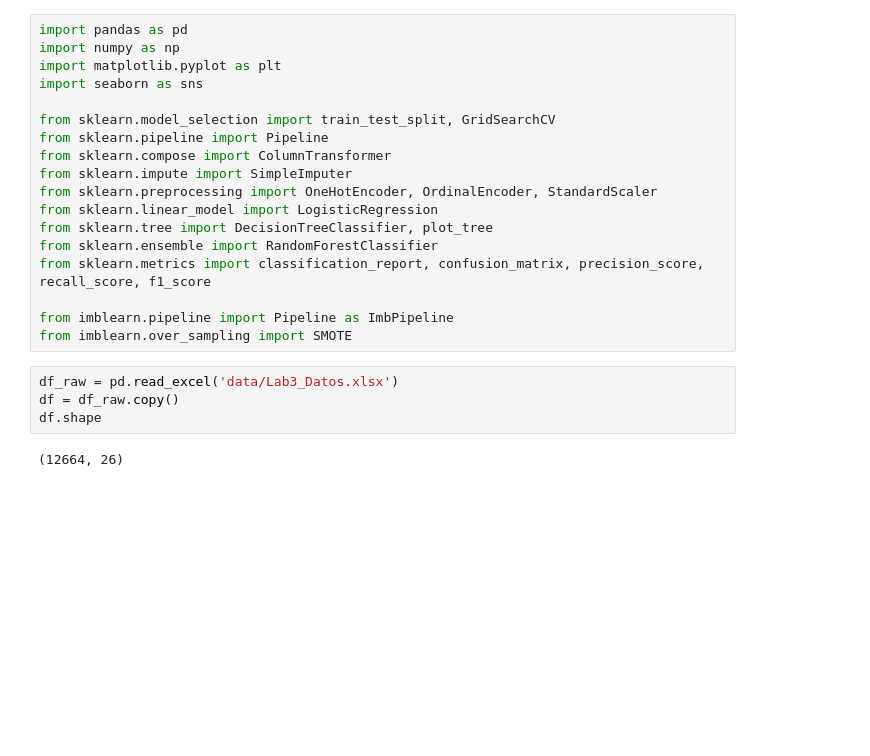
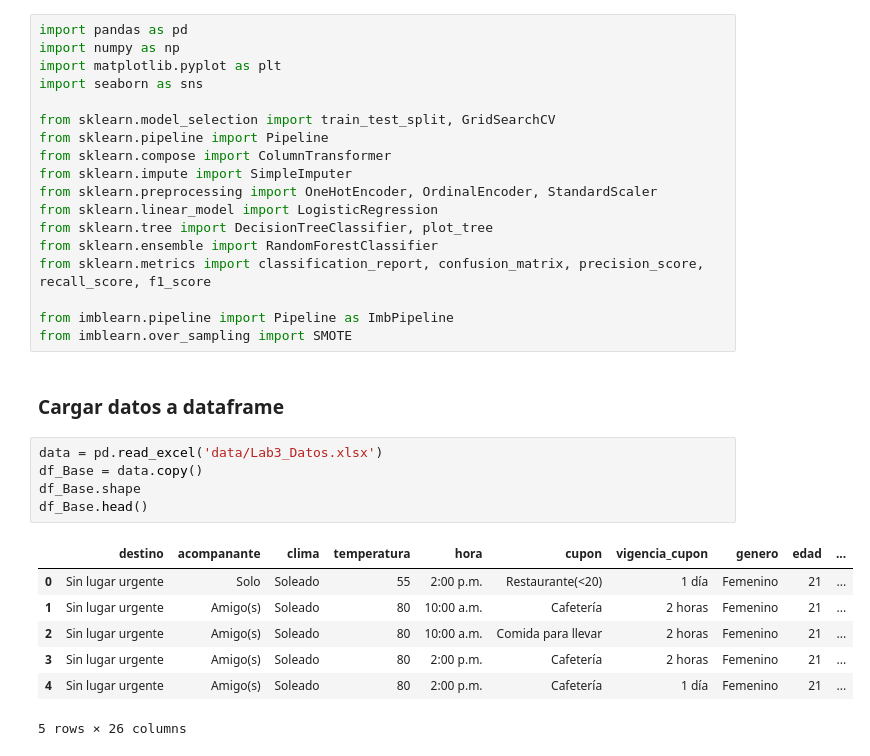
Before and after one commit to samuelmolinal/Lab3-ML, a Jupyter notebook: Laboratorio 3 - Clasificación.ipynb, the cells around one changed output. Saved outputs shown, nothing was run; the diff lists cells and outputs as text; blank space fills up the shorter version.

```diff
--- a/Laboratorio 3 - Clasificación.ipynb
+++ b/Laboratorio 3 - Clasificación.ipynb
@@ -32,9 +32,18 @@ from sklearn.metrics import classification_report, confusion_matrix, precision_s
 
 from imblearn.pipeline import Pipeline as ImbPipeline
 from imblearn.over_sampling import SMOTE
+# %% [markdown]
+### Cargar datos a dataframe
 # %%
-df_raw = pd.read_excel('data/Lab3_Datos.xlsx')
-df = df_raw.copy()
-df.shape
+data = pd.read_excel('data/Lab3_Datos.xlsx')
+df_Base = data.copy()
+df_Base.shape
+df_Base.head()
 # %% [output]
+|  | destino | acompanante | clima | temperatura | hora | cupon | vigencia_cupon | genero | edad | ... |
+| 0 | Sin lugar urgente | Solo | Soleado | 55 | 2:00 p.m. | Restaurante(<20) | 1 día | Femenino | 21 | ... |
+| 1 | Sin lugar urgente | Amigo(s) | Soleado | 80 | 10:00 a.m. | Cafetería | 2 horas | Femenino | 21 | ... |
+| 2 | Sin lugar urgente | Amigo(s) | Soleado | 80 | 10:00 a.m. | Comida para llevar | 2 horas | Femenino | 21 | ... |
+| 3 | Sin lugar urgente | Amigo(s) | Soleado | 80 | 2:00 p.m. | Cafetería | 2 horas | Femenino | 21 | ... |
+| 4 | Sin lugar urgente | Amigo(s) | Soleado | 80 | 2:00 p.m. | Cafetería | 1 día | Femenino | 21 | ... |
-(12664, 26)
+5 rows × 26 columns
```
Also changed, not shown: parts of 24 cells of this notebook.
